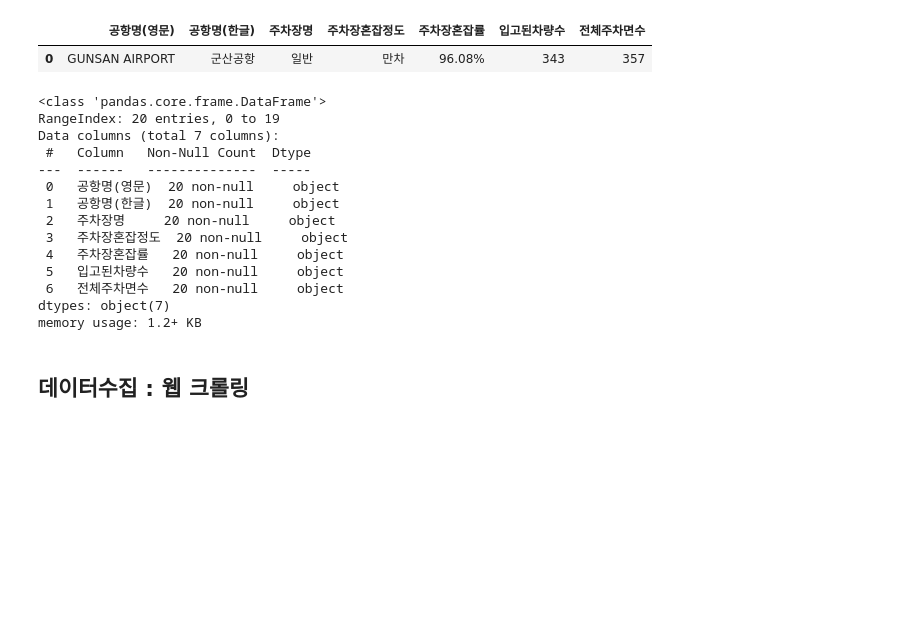
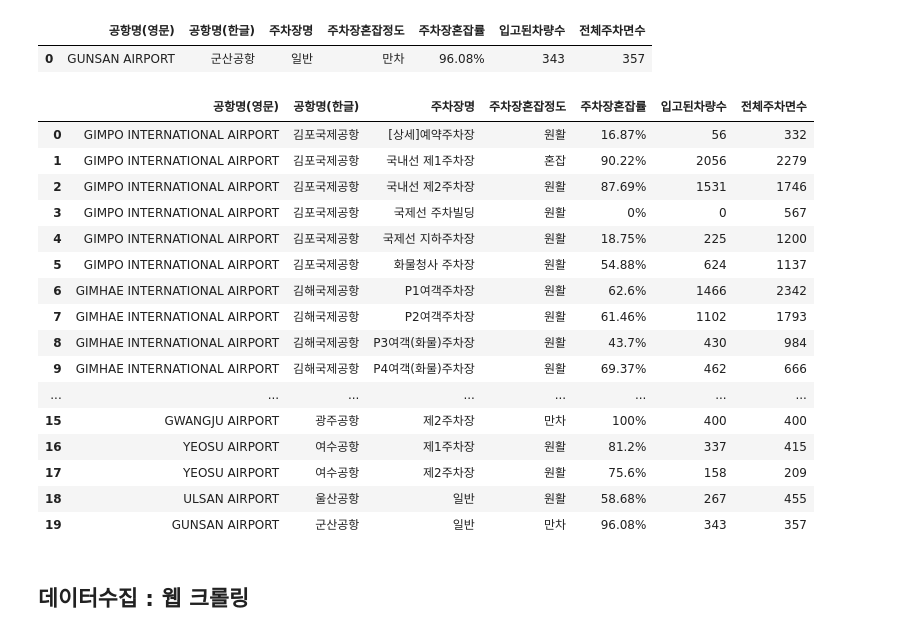
Before and after one commit to JIDONGJU/StudyPython22, a Jupyter notebook: 220614~/9day/1_형태별,_데이터사용방법.ipynb, the cells around one changed output. Saved outputs shown, nothing was run; the diff lists cells and outputs as text; code cells hidden in the pictures; blank space fills up the shorter version.

```diff
--- a/220614~/9day/1_형태별,_데이터사용방법.ipynb
+++ b/220614~/9day/1_형태별,_데이터사용방법.ipynb
@@ -685,22 +687,25 @@ df_temp7
 | 0 | GUNSAN AIRPORT | 군산공항 | 일반 | 만차 | 96.08% | 343 | 357 |
 # %%
 df_temp_total = pd.concat([df_temp0,df_temp1,df_temp2,df_temp3,df_temp4,df_temp5,df_temp6,df_temp7], ignore_index=True)
-df_temp_total.info()
+df_temp_total
 # %% [output]
-<class 'pandas.core.frame.DataFrame'>
-RangeIndex: 20 entries, 0 to 19
-Data columns (total 7 columns):
- #   Column   Non-Null Count  Dtype
----  ------   --------------  -----
- 0   공항명(영문)  20 non-null     object
- 1   공항명(한글)  20 non-null     object
- 2   주차장명     20 non-null     object
- 3   주차장혼잡정도  20 non-null     object
- 4   주차장혼잡률   20 non-null     object
- 5   입고된차량수   20 non-null     object
- 6   전체주차면수   20 non-null     object
-dtypes: object(7)
-memory usage: 1.2+ KB
+|  | 공항명(영문) | 공항명(한글) | 주차장명 | 주차장혼잡정도 | 주차장혼잡률 | 입고된차량수 | 전체주차면수 |
+| 0 | GIMPO INTERNATIONAL AIRPORT | 김포국제공항 | [상세]예약주차장 | 원활 | 16.87% | 56 | 332 |
+| 1 | GIMPO INTERNATIONAL AIRPORT | 김포국제공항 | 국내선 제1주차장 | 혼잡 | 90.22% | 2056 | 2279 |
+| 2 | GIMPO INTERNATIONAL AIRPORT | 김포국제공항 | 국내선 제2주차장 | 원활 | 87.69% | 1531 | 1746 |
+| 3 | GIMPO INTERNATIONAL AIRPORT | 김포국제공항 | 국제선 주차빌딩 | 원활 | 0% | 0 | 567 |
+| 4 | GIMPO INTERNATIONAL AIRPORT | 김포국제공항 | 국제선 지하주차장 | 원활 | 18.75% | 225 | 1200 |
+| 5 | GIMPO INTERNATIONAL AIRPORT | 김포국제공항 | 화물청사 주차장 | 원활 | 54.88% | 624 | 1137 |
+| 6 | GIMHAE INTERNATIONAL AIRPORT | 김해국제공항 | P1여객주차장 | 원활 | 62.6% | 1466 | 2342 |
+| 7 | GIMHAE INTERNATIONAL AIRPORT | 김해국제공항 | P2여객주차장 | 원활 | 61.46% | 1102 | 1793 |
+| 8 | GIMHAE INTERNATIONAL AIRPORT | 김해국제공항 | P3여객(화물)주차장 | 원활 | 43.7% | 430 | 984 |
+| 9 | GIMHAE INTERNATIONAL AIRPORT | 김해국제공항 | P4여객(화물)주차장 | 원활 | 69.37% | 462 | 666 |
+| ... | ... | ... | ... | ... | ... | ... | ... |
+| 15 | GWANGJU AIRPORT | 광주공항 | 제2주차장 | 만차 | 100% | 400 | 400 |
+| 16 | YEOSU AIRPORT | 여수공항 | 제1주차장 | 원활 | 81.2% | 337 | 415 |
+| 17 | YEOSU AIRPORT | 여수공항 | 제2주차장 | 원활 | 75.6% | 158 | 209 |
+| 18 | ULSAN AIRPORT | 울산공항 | 일반 | 원활 | 58.68% | 267 | 455 |
+| 19 | GUNSAN AIRPORT | 군산공항 | 일반 | 만차 | 96.08% | 343 | 357 |
 # %% [markdown]
 ## 데이터수집 : 웹 크롤링
 # %%
```
Also changed, not shown: parts of 2 cells of this notebook.
